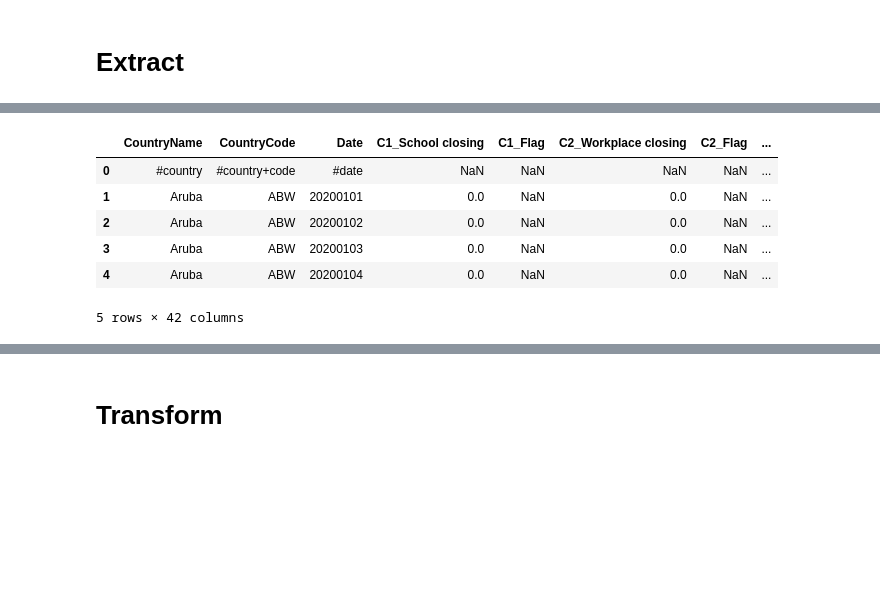
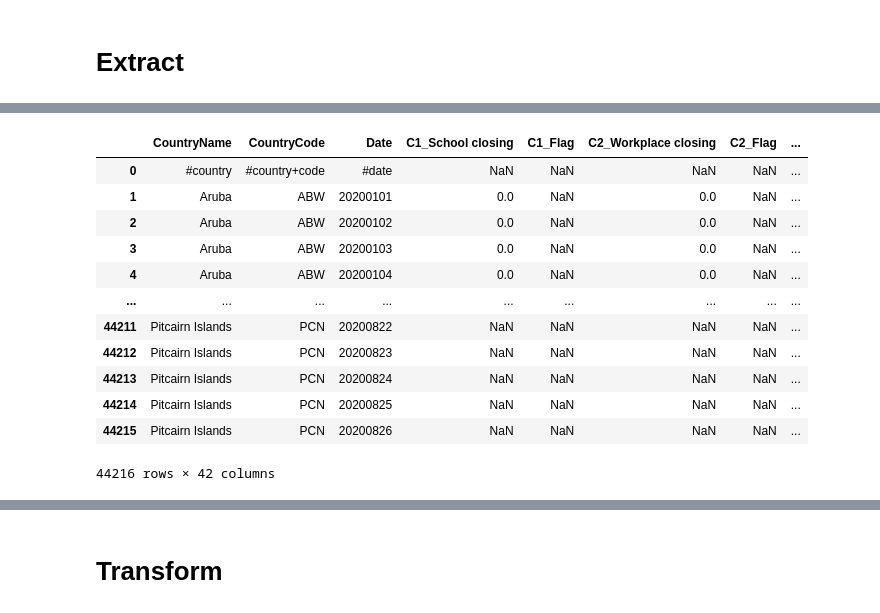
Before and after one commit to darrenlefort/ETL-Project, a Jupyter notebook: ETL PROJECT.ipynb, the cells around one changed output, grey strips where cells are left out. Drawn from its saved outputs; the diff is of its cells as text; code cells hidden in the pictures; blank space fills up the shorter version.

```diff
--- a/ETL PROJECT.ipynb
+++ b/ETL PROJECT.ipynb
@@ -44,14 +44,23 @@ covid_df.head()
 | 3 | Afghanistan | 2020-01-25T00:00:00Z | 0 | 0 | 0 |
 | 4 | Afghanistan | 2020-01-26T00:00:00Z | 0 | 0 | 0 |
 # %%
+## we pulled the contingency plans from OXFORD COVID-19 Government Response Tracker(OxCGRT)
+## the website https://data.humdata.org/dataset/oxford-covid-19-government-response-tracker
+
 # Source 2: read from csv file
 government_df=pd.read_csv('Resources/government_contingency.csv')
-government_df.head()
+government_df
 # %% [output]
 |  | CountryName | CountryCode | Date | C1_School closing | C1_Flag | C2_Workplace closing | C2_Flag | ... |
 | 0 | #country | #country+code | #date | NaN | NaN | NaN | NaN | ... |
 | 1 | Aruba | ABW | 20200101 | 0.0 | NaN | 0.0 | NaN | ... |
 | 2 | Aruba | ABW | 20200102 | 0.0 | NaN | 0.0 | NaN | ... |
 | 3 | Aruba | ABW | 20200103 | 0.0 | NaN | 0.0 | NaN | ... |
 | 4 | Aruba | ABW | 20200104 | 0.0 | NaN | 0.0 | NaN | ... |
+| ... | ... | ... | ... | ... | ... | ... | ... | ... |
+| 44211 | Pitcairn Islands | PCN | 20200822 | NaN | NaN | NaN | NaN | ... |
+| 44212 | Pitcairn Islands | PCN | 20200823 | NaN | NaN | NaN | NaN | ... |
+| 44213 | Pitcairn Islands | PCN | 20200824 | NaN | NaN | NaN | NaN | ... |
+| 44214 | Pitcairn Islands | PCN | 20200825 | NaN | NaN | NaN | NaN | ... |
+| 44215 | Pitcairn Islands | PCN | 20200826 | NaN | NaN | NaN | NaN | ... |
-5 rows × 42 columns
+44216 rows × 42 columns
```
Also changed, not shown: parts of 12 cells of this notebook.
